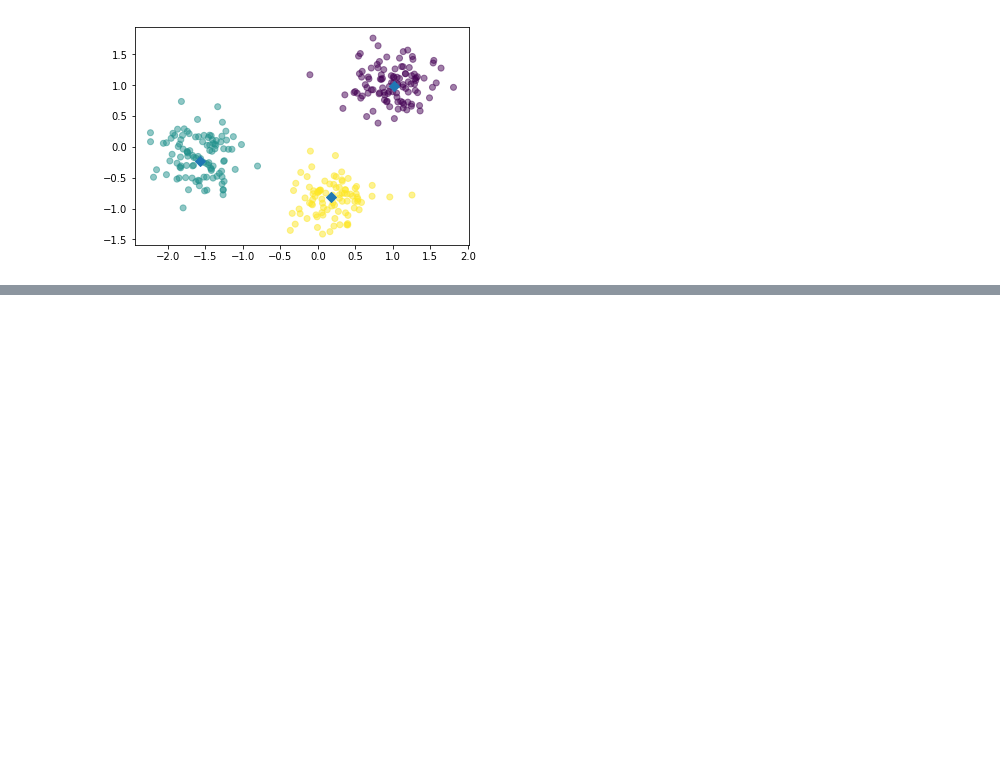
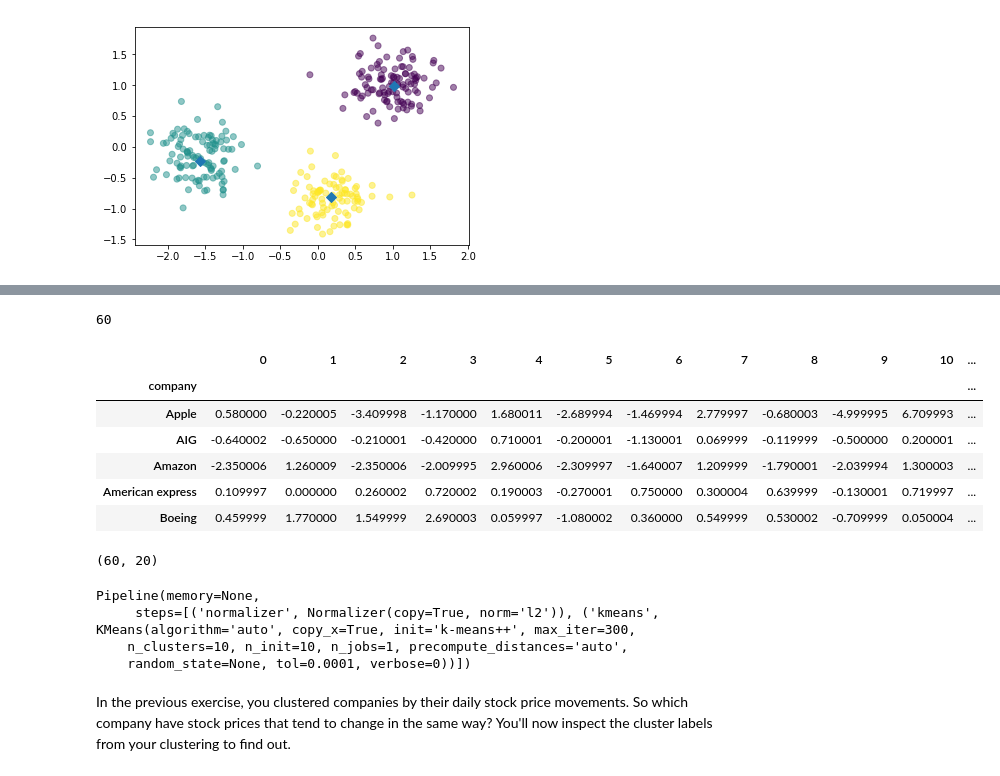
Before and after one commit to alsnkline/Springb, a Jupyter notebook: Reference/SB DC Unsupervised Learning.ipynb, the cells around one changed output, grey strips where cells are left out. Drawn from its saved outputs; the diff is of its cells as text; code cells hidden in the pictures; blank space fills up the shorter version.

```diff
--- a/Reference/SB DC Unsupervised Learning.ipynb
+++ b/Reference/SB DC Unsupervised Learning.ipynb
@@ -122,0 +272,49 @@ plt.show()
+# %%
+companies = ['Apple', 'AIG', 'Amazon', 'American express', 'Boeing', 'Bank of America', 'British American Tobacco',
+             'Canon', 'Caterpillar', 'Colgate-Palmolive', 'ConocoPhillips', 'Cisco', 'Chevron', 'DuPont de Nemours',
+             'Dell', 'Ford', 'General Electrics', 'Google/Alphabet', 'Goldman Sachs', 'GlaxoSmithKline', 'Home Depot',
+             'Honda', 'HP', 'IBM', 'Intel', 'Johnson & Johnson', 'JPMorgan Chase', 'Kimberly-Clark', 'Coca Cola',
+             'Lookheed Martin', 'MasterCard', 'McDonalds', '3M', 'Microsoft', 'Mitsubishi', 'Navistar',
+             'Northrop Grumman', 'Novartis', 'Pepsi', 'Pfizer', 'Procter Gamble', 'Philip Morris', 'Royal Dutch Shell',
+             'SAP', 'Schlumberger', 'Sony', 'Sanofi-Aventis', 'Symantec', 'Toyota', 'Total',
+             'Taiwan Semiconductor Manufacturing', 'Texas instruments', 'Unilever', 'Valero Energy', 'Walgreen',
+             'Wells Fargo', 'Wal-Mart', 'Exxon', 'Xerox', 'Yahoo']
+len(companies)
+# %% [output]
+60
+# %%
+# very truncated data set, should be shape (60,963)
+stock = pd.read_csv('data/ml_clustering_stock_tru.csv',delimiter=",", index_col='company')
+display(stock.head())
+stock.shape
+# %% [output]
+|  | 0 | 1 | 2 | 3 | 4 | 5 | 6 | 7 | 8 | 9 | 10 | ... |
+| company |  |  |  |  |  |  |  |  |  |  |  | ... |
+| Apple | 0.580000 | -0.220005 | -3.409998 | -1.170000 | 1.680011 | -2.689994 | -1.469994 | 2.779997 | -0.680003 | -4.999995 | 6.709993 | ... |
+| AIG | -0.640002 | -0.650000 | -0.210001 | -0.420000 | 0.710001 | -0.200001 | -1.130001 | 0.069999 | -0.119999 | -0.500000 | 0.200001 | ... |
+| Amazon | -2.350006 | 1.260009 | -2.350006 | -2.009995 | 2.960006 | -2.309997 | -1.640007 | 1.209999 | -1.790001 | -2.039994 | 1.300003 | ... |
+| American express | 0.109997 | 0.000000 | 0.260002 | 0.720002 | 0.190003 | -0.270001 | 0.750000 | 0.300004 | 0.639999 | -0.130001 | 0.719997 | ... |
+| Boeing | 0.459999 | 1.770000 | 1.549999 | 2.690003 | 0.059997 | -1.080002 | 0.360000 | 0.549999 | 0.530002 | -0.709999 | 0.050004 | ... |
+(60, 20)
+# %%
+# Import Normalizer
+from sklearn.preprocessing import Normalizer
+
+# Create a normalizer: normalizer
+normalizer = Normalizer()
+
+# Create a KMeans model with 10 clusters: kmeans
+kmeans = KMeans(n_clusters=10)
+
+# Make a pipeline chaining normalizer and kmeans: pipeline
+pipeline = make_pipeline(normalizer, kmeans)
+
+# Fit pipeline to the daily price movements
+pipeline.fit(stock)
+# %% [output]
+Pipeline(memory=None,
+     steps=[('normalizer', Normalizer(copy=True, norm='l2')), ('kmeans', KMeans(algorithm='auto', copy_x=True, init='k-means++', max_iter=300,
+    n_clusters=10, n_init=10, n_jobs=1, precompute_distances='auto',
+    random_state=None, tol=0.0001, verbose=0))])
+# %% [markdown]
+In the previous exercise, you clustered companies by their daily stock price movements. So which company have stock prices that tend to change in the same way? You'll now inspect the cluster labels from your clustering to find out.
```
Also changed, not shown: parts of 13 cells of this notebook, 3 other files.
